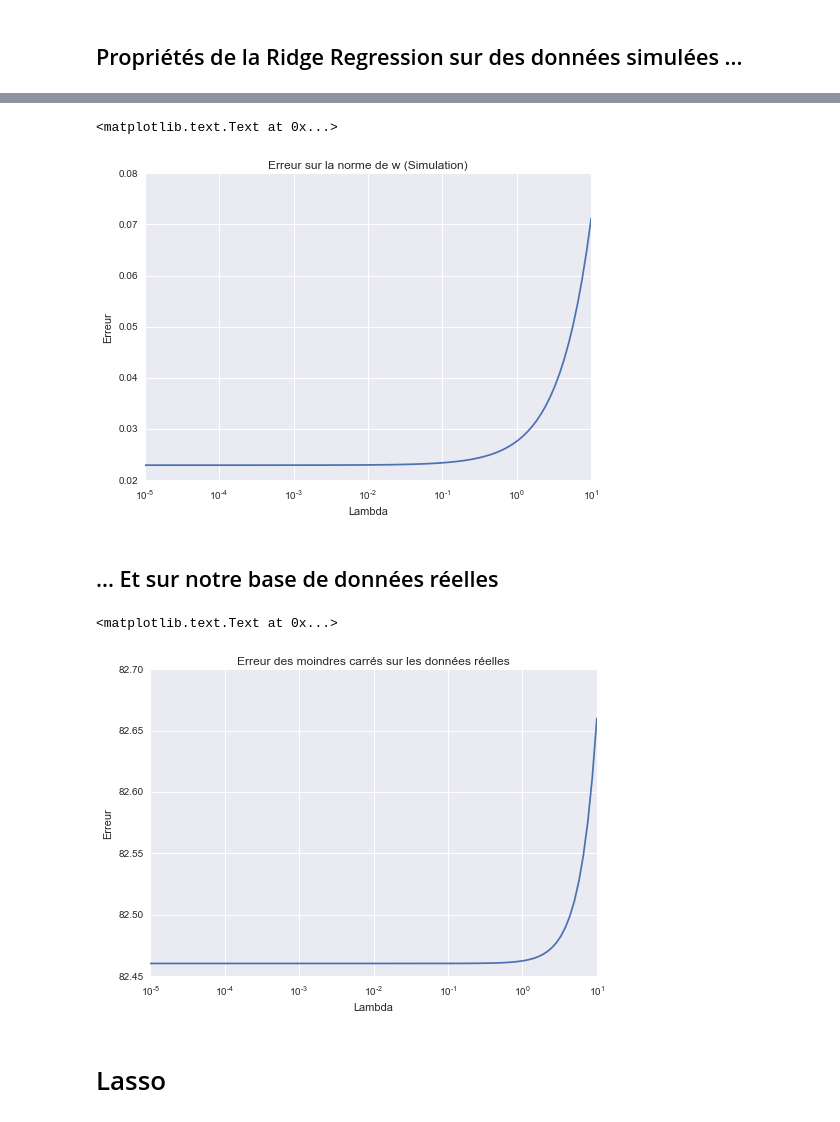
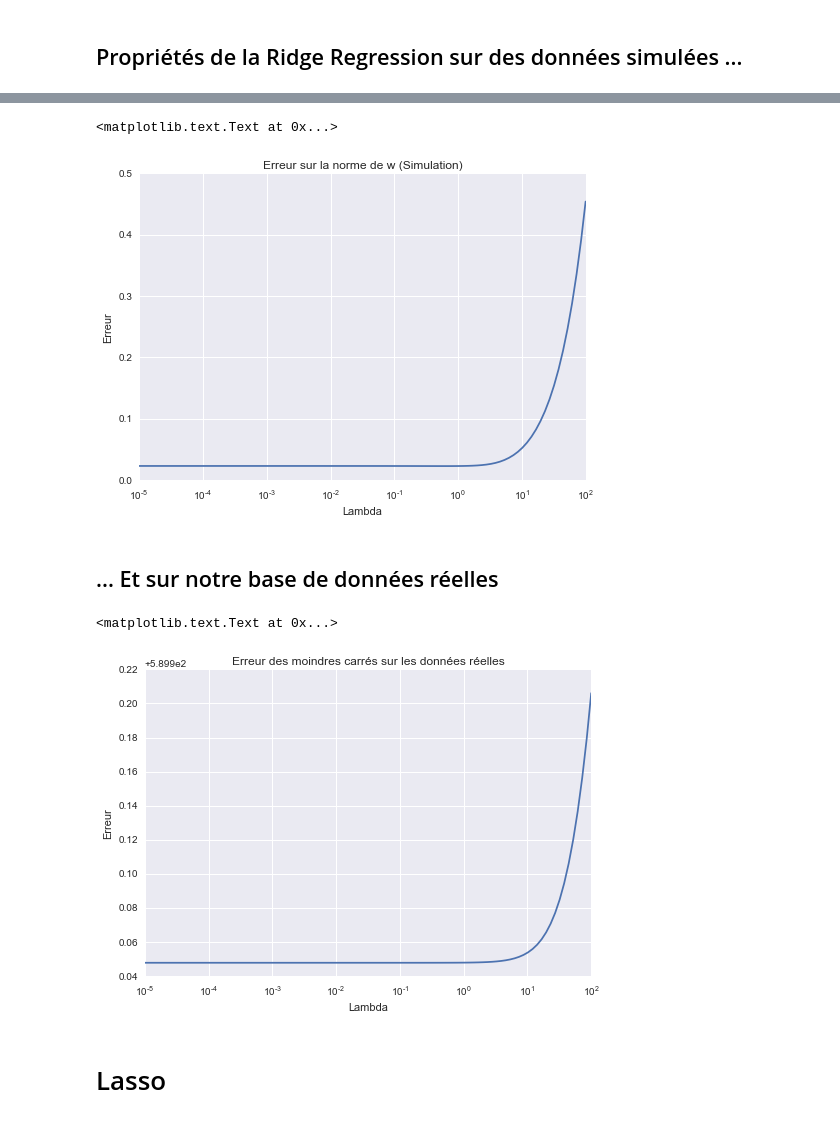
Before and after one commit to PierreBoyeau/regression_tp, a Jupyter notebook: tp1.ipynb, the cells around one changed output, grey strips where cells are left out. Saved outputs shown, nothing was run; the diff lists cells and outputs as text; code cells hidden in the pictures.

```diff
--- a/tp1.ipynb
+++ b/tp1.ipynb
@@ -349,7 +341,7 @@ def ridge_regress(X, Y, lmd):
 # %%
 x_sim, y_sim = gen_linear(a, b, eps_0, n)
 x_sim = resize(x_sim)
-lmds = np.logspace(-5, 1, num=100)
+lmds = np.logspace(-5, 2, num=100)
 err_mse = []
 err_w = []
 for lmd in lmds:
@@ -373,28 +365,28 @@ plt.xlabel("Lambda")
 plt.ylabel("Erreur")
 # %% [output]
 <matplotlib.text.Text at 0x...>
-[figure, old version]
+[figure, new version]
 # %% [markdown]
 ## ... Et sur notre base de données réelles
 # %%
-x_train = resize(x_df)
+x_train = normalize_data(x_df)
 y_train = y_df
 err_mse_real = []
 w_ridge = []
 for lmd in lmds:
     w = ridge_regress(x_train, y_train, lmd)
     w_ridge.append(w)
     err_mse_real.append(mse(y_train, np.dot(x_train, w)))
 
 # Visualisation des données
 plt.plot(lmds, err_mse_real)
 plt.xscale('log')
 plt.title('Erreur des moindres carrés sur les données réelles')
 plt.xlabel("Lambda")
 plt.ylabel("Erreur")
 # %% [output]
 <matplotlib.text.Text at 0x...>
-[figure, old version]
+[figure, new version]
 # %% [markdown]
 # Lasso
 # %%
```
Also changed, not shown: parts of 18 cells of this notebook.
